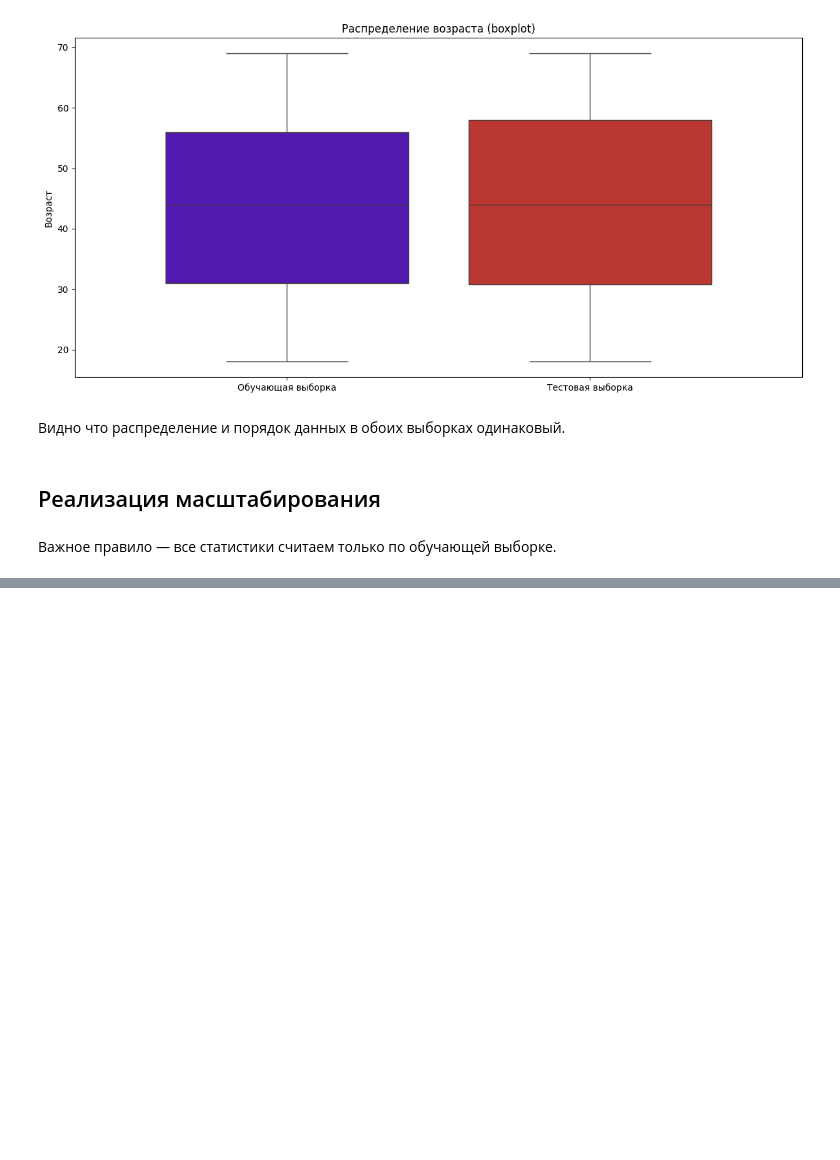
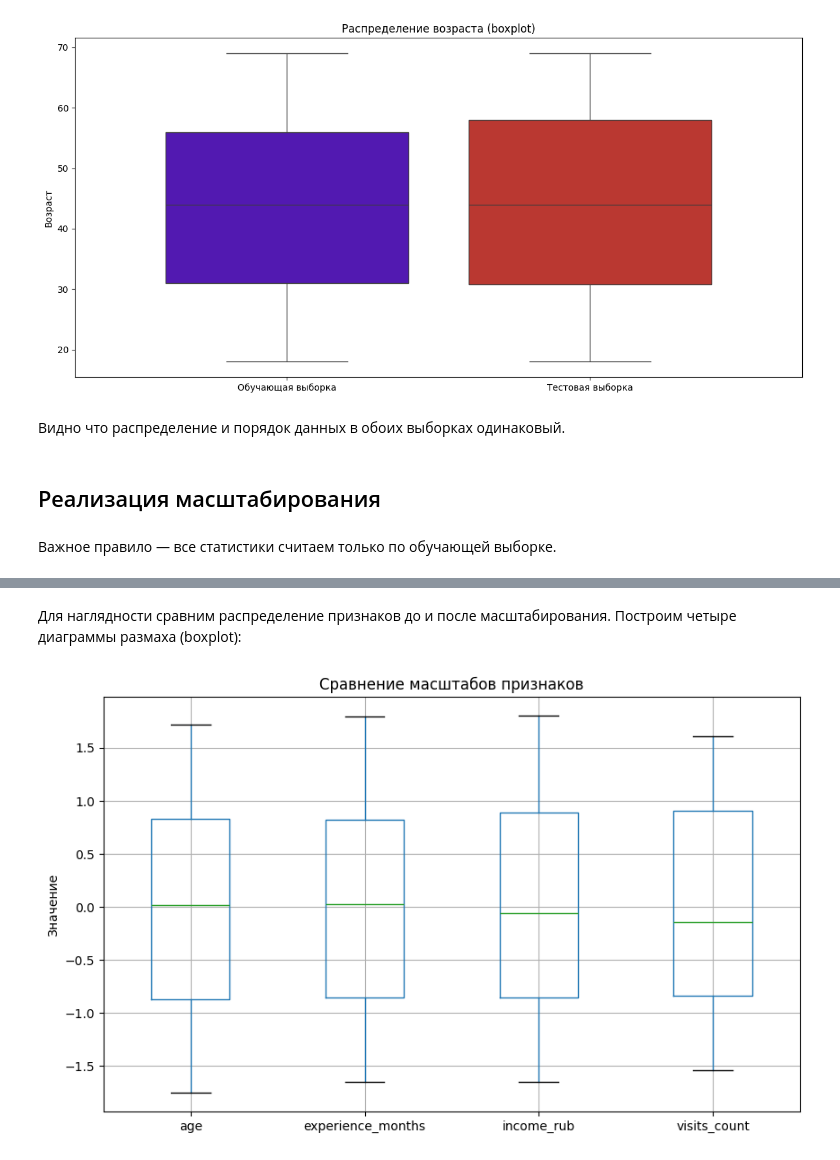
Before and after one commit to Beefeater84/yandex-practicum-data-scientist, a Jupyter notebook: sprint-13/notebooks/Normalization.ipynb, the cells around one changed output, grey strips where cells are left out. Drawn from its saved outputs; the diff is of its cells as text; code cells hidden in the pictures; blank space fills up the shorter version.

Commit message:
feat: Create notebook for feature scaling and data preparation using pandas.

```diff
--- a/sprint-13/notebooks/Normalization.ipynb
+++ b/sprint-13/notebooks/Normalization.ipynb
@@ -145,0 +148,27 @@ plt.show()
+# %%
+# df (DataFrame) задан ранее
+
+# Разделяем данные: 80% — для обучения, 20% — для тестирования
+train_df, test_df = train_test_split(df, test_size=0.2, random_state=42)
+
+# Вычисляем среднее и стандартное отклонение по обучающей выборке
+mean = train_df.mean()
+std = train_df.std()
+
+# Применяем стандартизацию
+train_standardized = (train_df - mean) / std
+test_standardized = (test_df - mean) / std
+
+print("Сравнение статистик ДО и ПОСЛЕ стандартизации:\n")
+for col in train_df.columns:
+    original_min = train_df[col].min()
+    original_max = train_df[col].max()
+    original_mean = train_df[col].mean()
+
+    standardized_min = train_standardized[col].min()
+    standardized_max = train_standardized[col].max()
+    standardized_mean = train_standardized[col].mean()
+
+    print(f"{col}:\n"
+          f"  Было:    min={original_min:.2f}, max={original_max:.2f}, mean={original_mean:.2f}\n"
+          f"  Стало:   min={standardized_min:.2f}, max={standardized_max:.2f}, mean={standardized_mean:.2f}\n")
@@ -145,0 +193,19 @@ plt.show()
+# %% [markdown]
+Для наглядности сравним распределение признаков до и после масштабирования. Построим четыре диаграммы размаха (boxplot):
+# %%
+# Устанавливаем размер фигуры (ширина 10, высота 6)
+plt.figure(figsize=(10, 6))
+
+# Строим boxplot (диаграмму размаха) для всех указанных признаков
+train_standardized.boxplot(column=['age', 'experience_months', 'income_rub', 'visits_count'])
+
+# Заголовок графика
+plt.title('Сравнение масштабов признаков')
+
+# Подпись оси Y
+plt.ylabel('Значение')
+
+# Показываем график
+plt.show()
+# %% [output]
+[figure, added]
```
Also changed, not shown: parts of 9 cells of this notebook, 3 other files.
